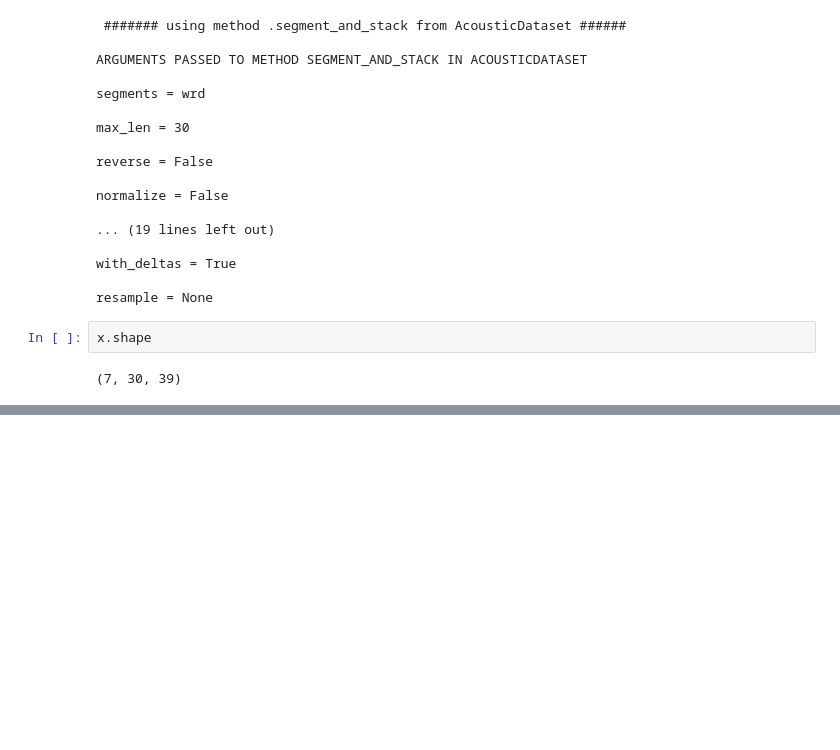
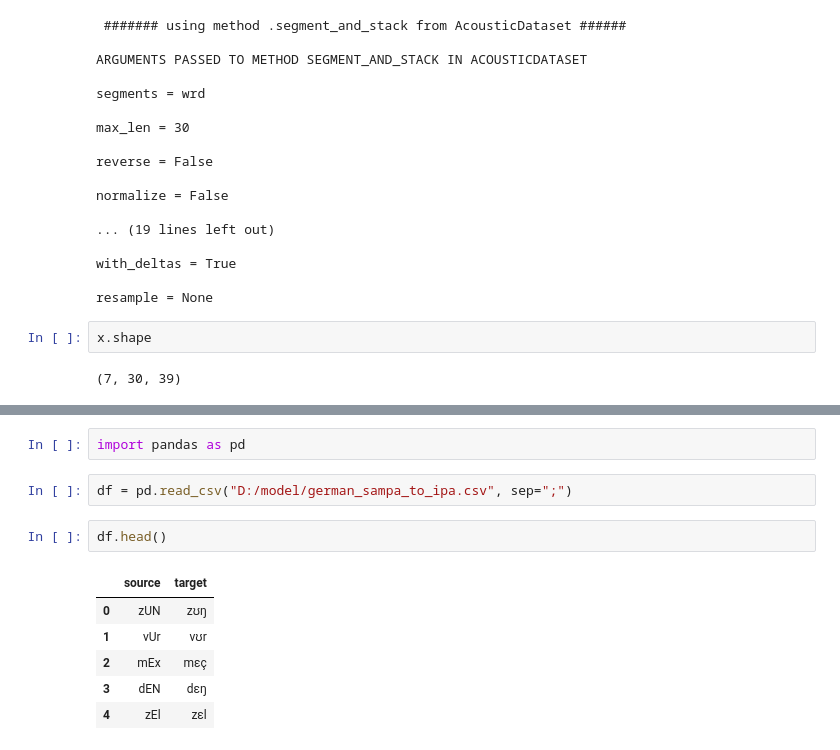
Before and after one commit to kabadbruzzo/dnnseg, a Jupyter notebook: tests.ipynb, the cells around one changed output, grey strips where cells are left out. Drawn from its saved outputs; the diff is of its cells as text; blank space fills up the shorter version.

```diff
--- a/tests.ipynb
+++ b/tests.ipynb
@@ -612,0 +617,13 @@ x.shape
+# %%
+import pandas as pd
+# %%
+df = pd.read_csv("D:/model/german_sampa_to_ipa.csv", sep=";")
+# %%
+df.head()
+# %% [output]
+|  | source | target |
+| 0 | zUN | zʊŋ |
+| 1 | vUr | vʊr |
+| 2 | mEx | mɛç |
+| 3 | dEN | dɛŋ |
+| 4 | zEl | zɛl |
```
Also changed, not shown: parts of 1 cell of this notebook.
